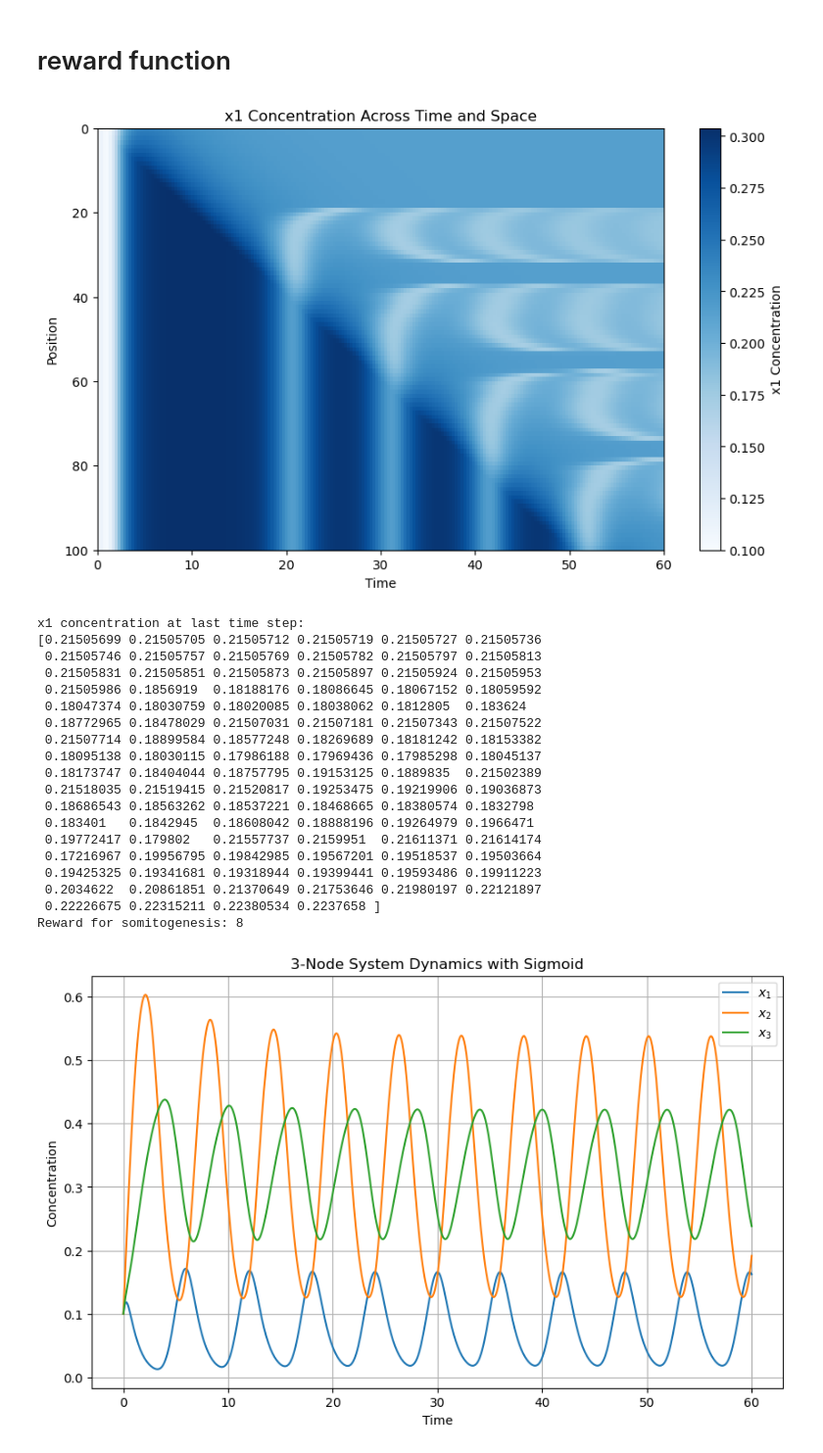
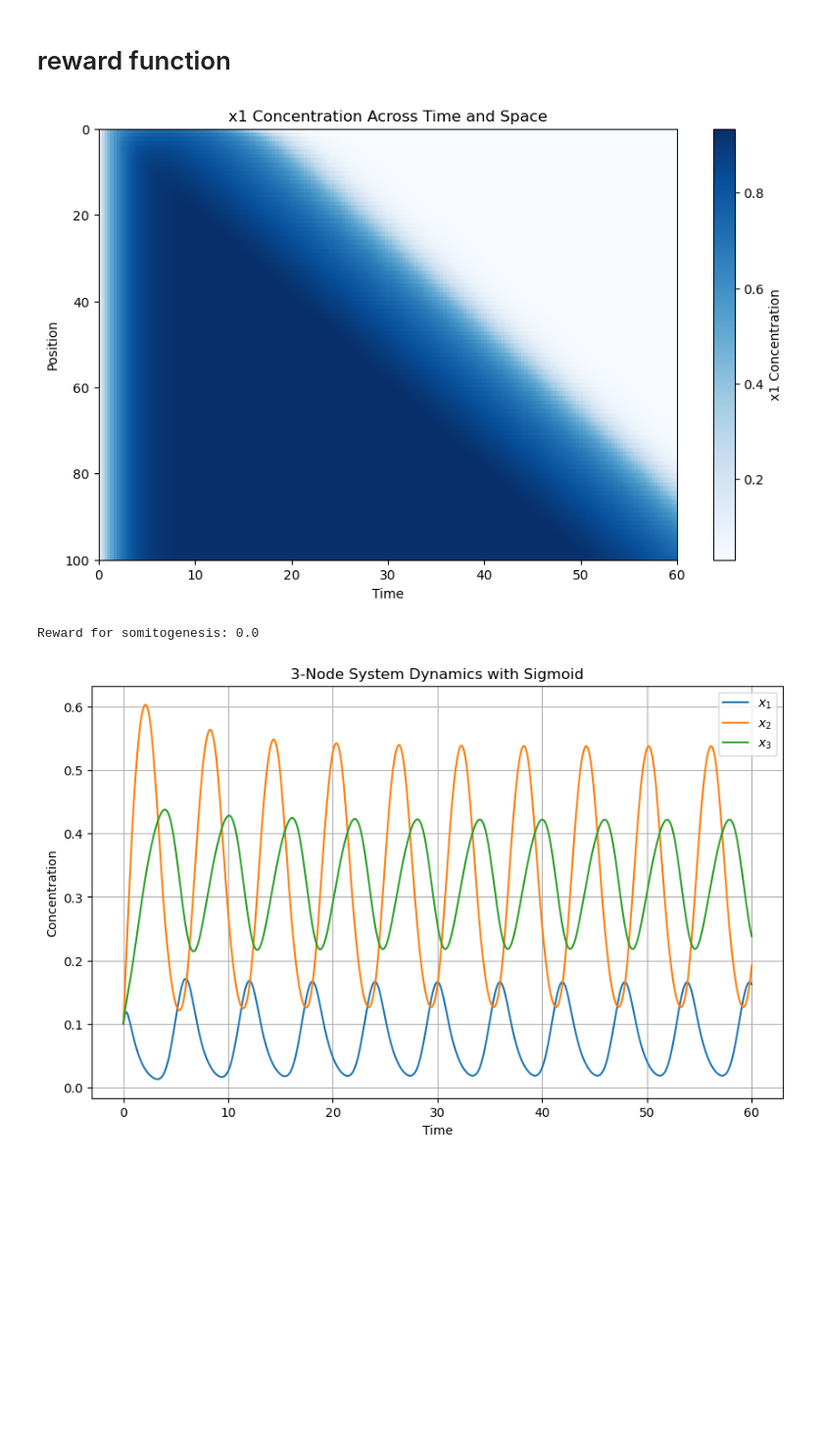
Before and after one commit to qhuang20/discrete-gflownet, a Jupyter notebook: test_grid.ipynb, the cells around one changed output. Shown at 98% size. Saved outputs shown, nothing was run; the diff lists cells and outputs as text; code cells hidden in the pictures; blank space fills up the shorter version.

Commit message:
e somite reward func

```diff
--- a/test_grid.ipynb
+++ b/test_grid.ipynb
@@ -42,30 +42,13 @@ def coord_reward_func(state):
     return reward1 + reward2
 # %%
 
-test_weights = [-60, -150, 0, -109, 65, -66, -145, 41, 58] # -41(41), 58
+# test_weights = [-60, -150, 0, -109, 65, -66, -145, -41, 58] # -41(41), 58
+test_weights = [44, -24, -26, 23, 55, 25, -51, 1, -3]
 reward = somitogenesis_reward_func(test_weights, plot=True)
 print(f"Reward for somitogenesis: {reward}")
 # %% [output]
-[figure, old version]
+[figure, new version]
-x1 concentration at last time step:
-[0.21505699 0.21505705 0.21505712 0.21505719 0.21505727 0.21505736
- 0.21505746 0.21505757 0.21505769 0.21505782 0.21505797 0.21505813
- 0.21505831 0.21505851 0.21505873 0.21505897 0.21505924 0.21505953
- 0.21505986 0.1856919  0.18188176 0.18086645 0.18067152 0.18059592
- 0.18047374 0.18030759 0.18020085 0.18038062 0.1812805  0.183624
- 0.18772965 0.18478029 0.21507031 0.21507181 0.21507343 0.21507522
- 0.21507714 0.18899584 0.18577248 0.18269689 0.18181242 0.18153382
- 0.18095138 0.18030115 0.17986188 0.17969436 0.17985298 0.18045137
- 0.18173747 0.18404044 0.18757795 0.19153125 0.1889835  0.21502389
- 0.21518035 0.21519415 0.21520817 0.19253475 0.19219906 0.19036873
- 0.18686543 0.18563262 0.18537221 0.18468665 0.18380574 0.1832798
- 0.183401   0.1842945  0.18608042 0.18888196 0.19264979 0.1966471
- 0.19772417 0.179802   0.21557737 0.2159951  0.21611371 0.21614174
- 0.17216967 0.19956795 0.19842985 0.19567201 0.19518537 0.19503664
- 0.19425325 0.19341681 0.19318944 0.19399441 0.19593486 0.19911223
- 0.2034622  0.20861851 0.21370649 0.21753646 0.21980197 0.22121897
- 0.22226675 0.22315211 0.22380534 0.2237658 ]
-Reward for somitogenesis: 8
+Reward for somitogenesis: 0.0
 # %%
 # test_weights = [-5, 2, 3, 1, 2, -1, 2, 1, -3]
 test_weights = [0, -10, 0, 4, 6, -10, -10, 0, 0]  # w12=-5, w22=..., w23=-10, w31=-10
```
Also changed, not shown: parts of 6 cells of this notebook, 1 other file.
